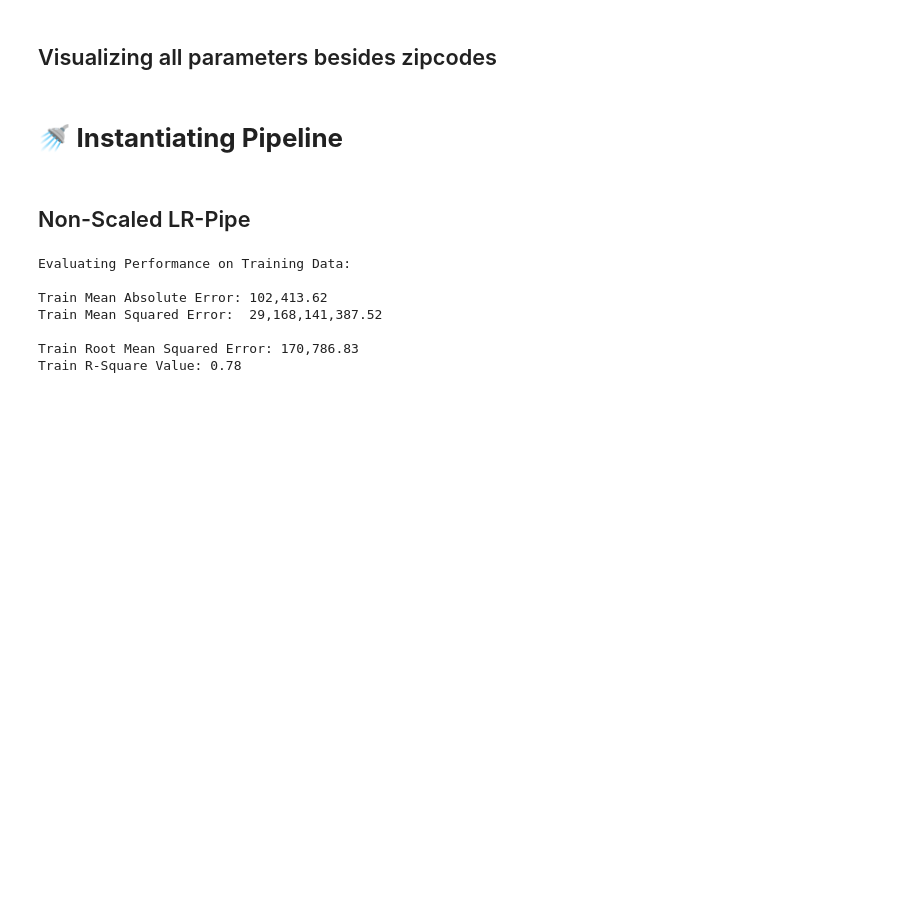
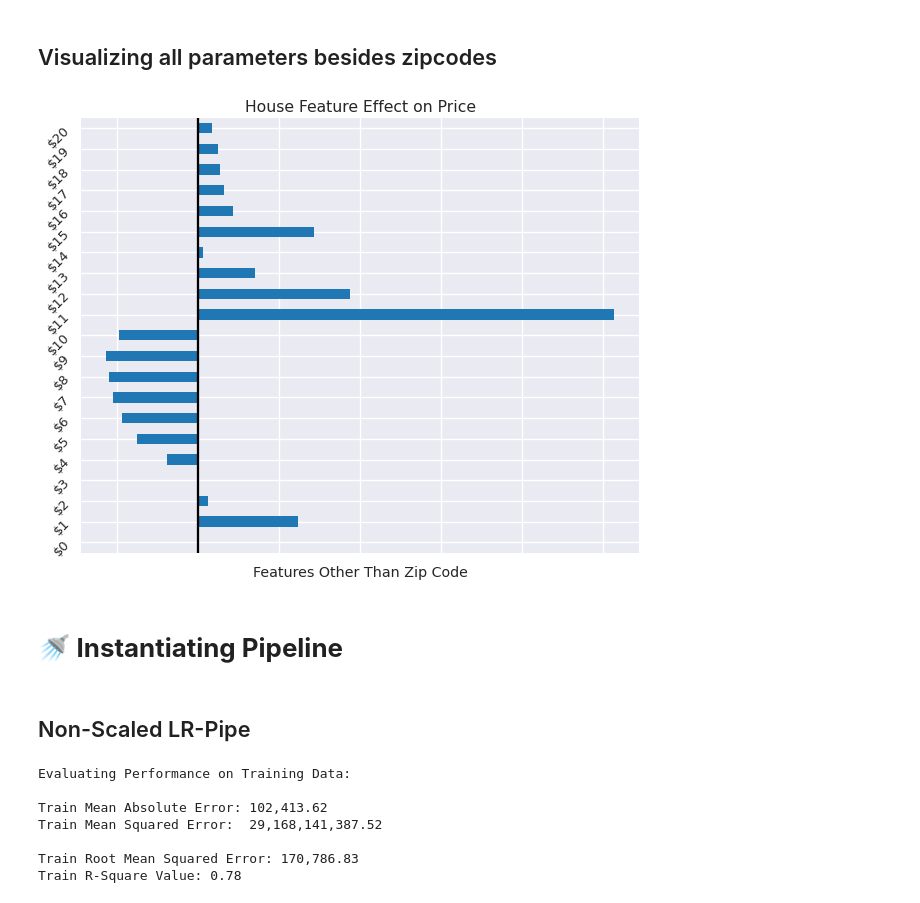
Before and after one commit to BenJMcCarty/BMC_KC_Housing_P2Project_v2, a Jupyter notebook: P2Pv2_Plumbed.ipynb, the cells around one changed output. Drawn from its saved outputs; the diff is of its cells as text; code cells hidden in the pictures; blank space fills up the shorter version.

```diff
--- a/P2Pv2_Plumbed.ipynb
+++ b/P2Pv2_Plumbed.ipynb
@@ -1278,4 +1298,4 @@ X_test_tf_df
 # %%
-# ## Pulling SM-OLS coefficients
-# model_params = sm_reg.params
-# model_params
+## Pulling SM-OLS coefficients
+model_params = sm_reg.params
+model_params
@@ -1313,10 +1358,13 @@ X_test_tf_df
 # %% [markdown]
 ## Visualizing all parameters besides zipcodes
 # %%
-# ## Plotting all features besides zip codes
-# no_zips = model_params.drop(zipcode_cols)
+## Plotting all features besides zip codes
+no_zips = model_params.drop(zipcode_cols)
 
-# plot_coefs(no_zips);
+plot_coefs(data = no_zips, kind = "barh", x_label = 'Features Other Than Zip Code',
+           y_label = 'Coefficient ($)', title= 'House Feature Effect on Price');
+# %% [output]
+[figure, added]
 # %% [markdown]
 # 🚿 **Instantiating Pipeline**
 # %% [markdown]
```
Also changed, not shown: parts of 15 cells of this notebook.
